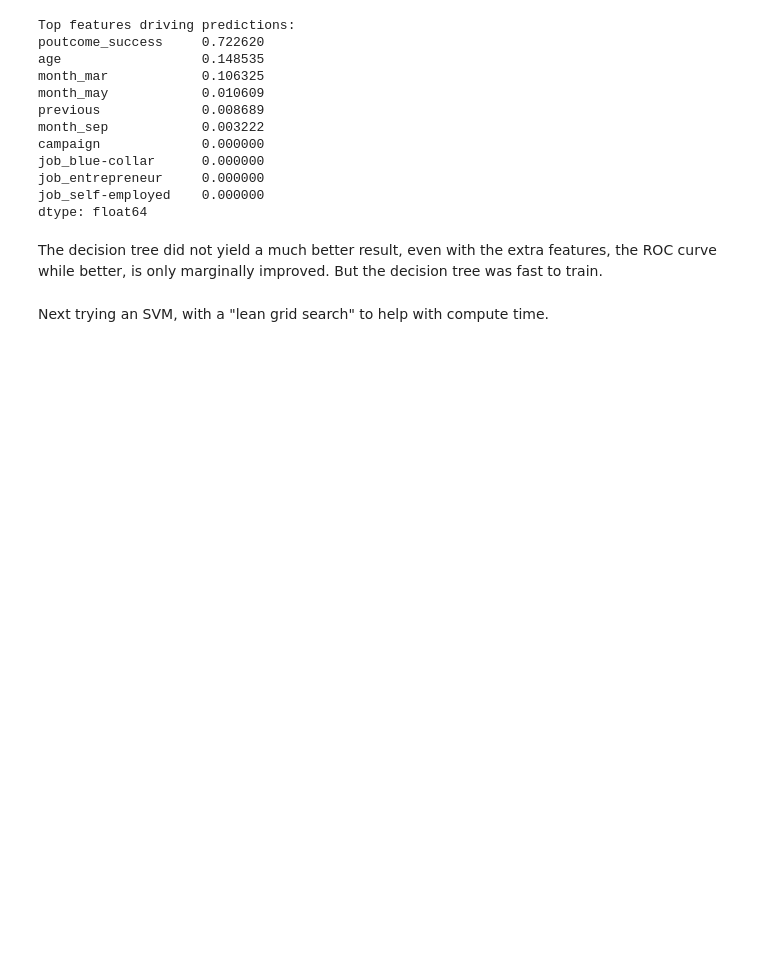
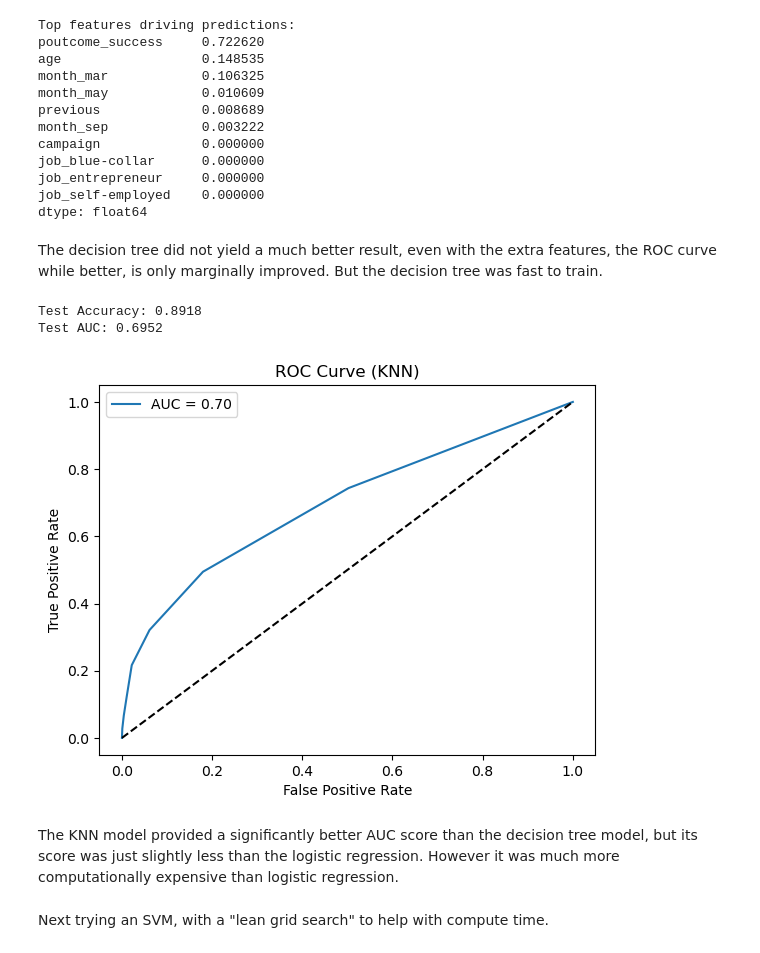
Before and after one commit to murlisfromazure/PCMA17, a Jupyter notebook: assignment.ipynb, the cells around one changed output. Cells and saved outputs as stored; diff of their text form; code cells hidden in the pictures; blank space fills up the shorter version.

```diff
--- a/assignment.ipynb
+++ b/assignment.ipynb
@@ -657,6 +728,71 @@ job_self-employed    0.000000
 dtype: float64
 # %% [markdown]
 The decision tree did not yield a much better result, even with the extra features, the ROC curve while better, is only marginally improved. But the decision tree was fast to train.
+# %%
+from sklearn.neighbors import KNeighborsClassifier
+from sklearn.model_selection import GridSearchCV, train_test_split
+from sklearn.metrics import accuracy_score, roc_auc_score, roc_curve
+import matplotlib.pyplot as plt
+import pandas as pd
+
+# 1. Select bank client features and behavioral features
+bank_features = ['age', 'job', 'marital', 'education', 'default', 'housing', 'loan']
+behavioral_features = ['poutcome', 'month', 'campaign', 'previous']
+target_col = 'y'
+
+selected_features = bank_features + behavioral_features + [target_col]
+df_model2 = df2[selected_features].copy()
+
+# 2. One-hot encode categorical variables (excluding target)
+categorical_cols = ['job', 'marital', 'education', 'default', 'housing', 'loan', 'poutcome', 'month']
+df_encoded2 = pd.get_dummies(df_model2, columns=categorical_cols, drop_first=True)
+
+# 3. Encode target variable as binary
+df_encoded2[target_col] = df_model2[target_col].map({'yes': 1, 'no': 0})
+
+# 4. Train/test split
+X2 = df_encoded2.drop(columns=[target_col])
+y2 = df_encoded2[target_col]
+X2_train, X2_test, y2_train, y2_test = train_test_split(X2, y2, test_size=0.2, random_state=42, stratify=y2)
+
+# 5. KNN with grid search
+param_grid = {
+    'n_neighbors': [3, 5, 7, 9],
+    'weights': ['uniform', 'distance'],
+    'p': [1, 2]  # 1: Manhattan, 2: Euclidean
+}
+grid_search = GridSearchCV(
+    KNeighborsClassifier(),
+    param_grid,
+    cv=3,
+    scoring='accuracy',
+    n_jobs=-1
+)
+grid_search.fit(X2_train, y2_train)
+best_knn = grid_search.best_estimator_
+
+# 6. Predict and evaluate
+y2_pred = best_knn.predict(X2_test)
+y2_scores = best_knn.predict_proba(X2_test)[:, 1]
+auc2 = roc_auc_score(y2_test, y2_scores)
+print(f"Test Accuracy: {accuracy_score(y2_test, y2_pred):.4f}")
+print(f"Test AUC: {auc2:.4f}")
+
+# 7. Plot ROC curve
+fpr2, tpr2, _ = roc_curve(y2_test, y2_scores)
+plt.plot(fpr2, tpr2, label=f'AUC = {auc2:.2f}')
+plt.plot([0, 1], [0, 1], 'k--')
+plt.xlabel('False Positive Rate')
+plt.ylabel('True Positive Rate')
+plt.title('ROC Curve (KNN)')
+plt.legend()
+plt.show()
+# %% [output]
+Test Accuracy: 0.8918
+Test AUC: 0.6952
+[figure, added]
+# %% [markdown]
+The KNN model provided a significantly better AUC score than the decision tree model, but its score was just slightly less than the logistic regression. However it was much more computationally expensive than logistic regression.
 # %% [markdown]
 Next trying an SVM, with a "lean grid search" to help with compute time.
 # %%
```
Also changed, not shown: parts of 24 cells of this notebook.
